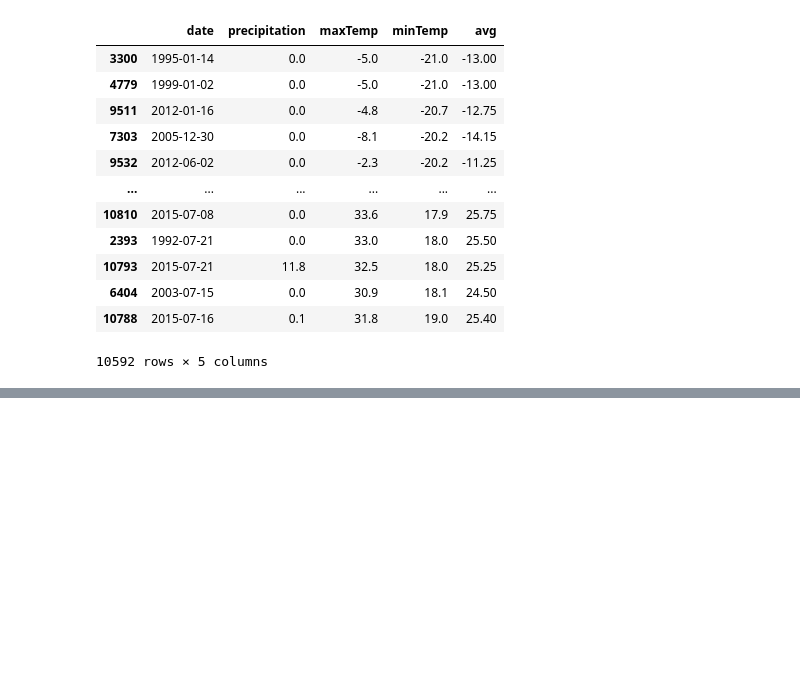
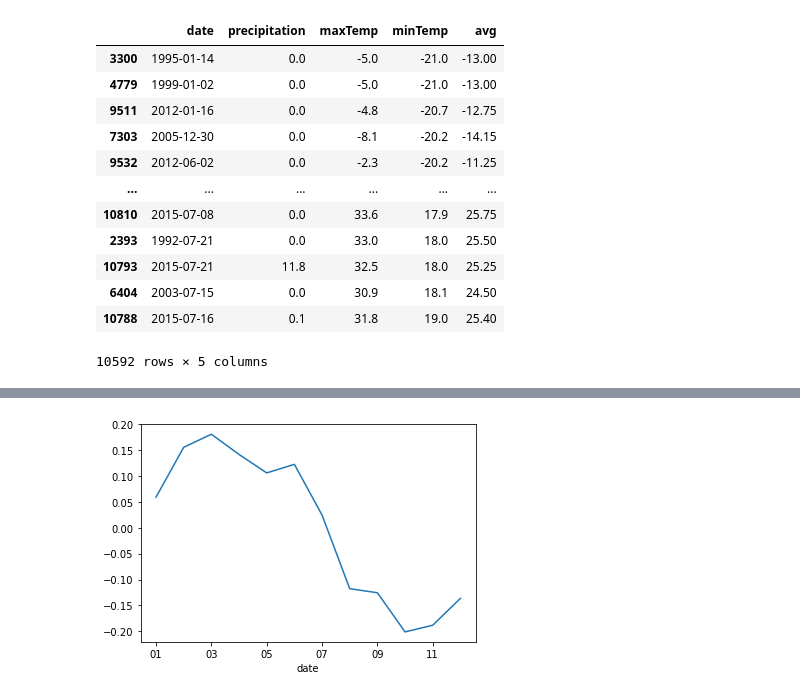
Before and after one commit to klyse/WeatherAnalysis, a Jupyter notebook: Data/Analysis.ipynb, the cells around one changed output, grey strips where cells are left out. Cells and saved outputs as stored; diff of their text form; code cells hidden in the pictures; blank space fills up the shorter version.

```diff
--- a/Data/Analysis.ipynb
+++ b/Data/Analysis.ipynb
@@ -175,0 +200,12 @@ maxDiff.sort_values(by=['diffPrevDay'])
+# %%
+maxDiffAbs = maxDiff.copy()
+maxDiffAbs['diffPrevDay'] = abs(maxDiffAbs['diffPrevDay'])
+maxDiffAbs = maxDiffAbs.groupby([maxDiffAbs['date'].dt.strftime('%m')])['diffPrevDay'].mean()
+gbm = maxDiff.groupby([maxDiff['date'].dt.strftime('%m')])['diffPrevDay'].mean()
+# gca stands for 'get current axis'
+ax = plt.gca()
+
+gbm.plot(kind='line',x='date',y='avg',ax=ax)
+plt.show()
+# %% [output]
+[figure, added]
```
Also changed, not shown: parts of 7 cells of this notebook.
